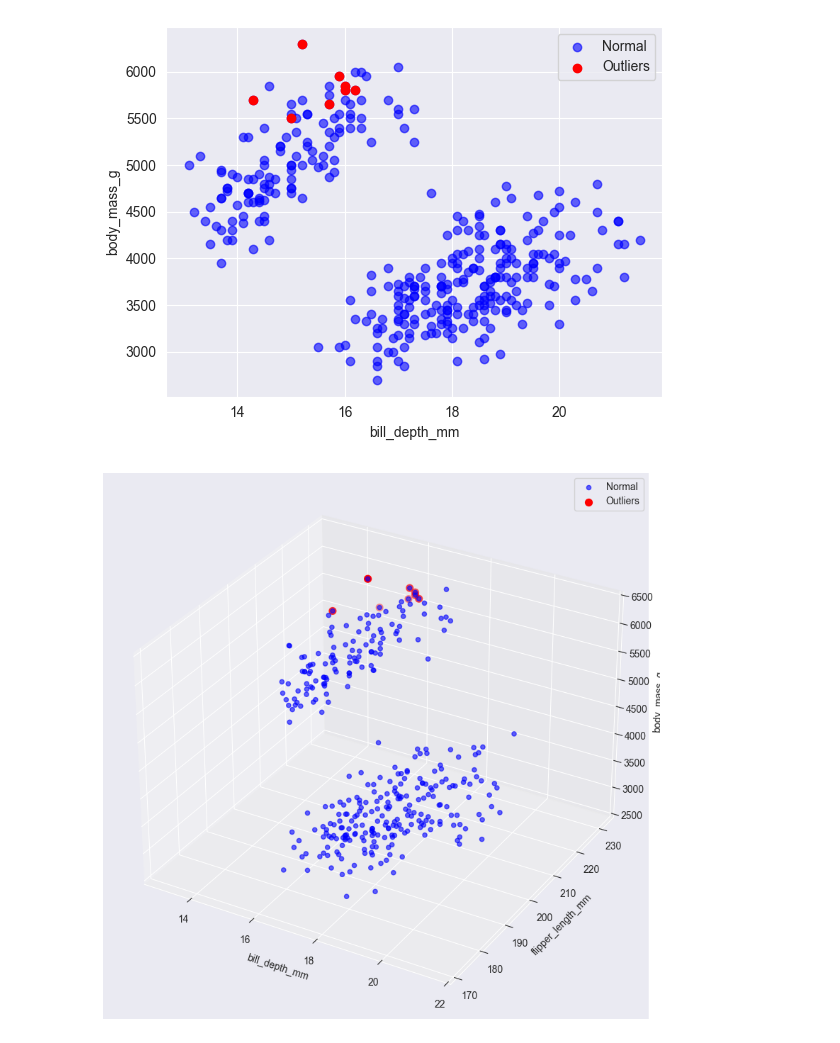
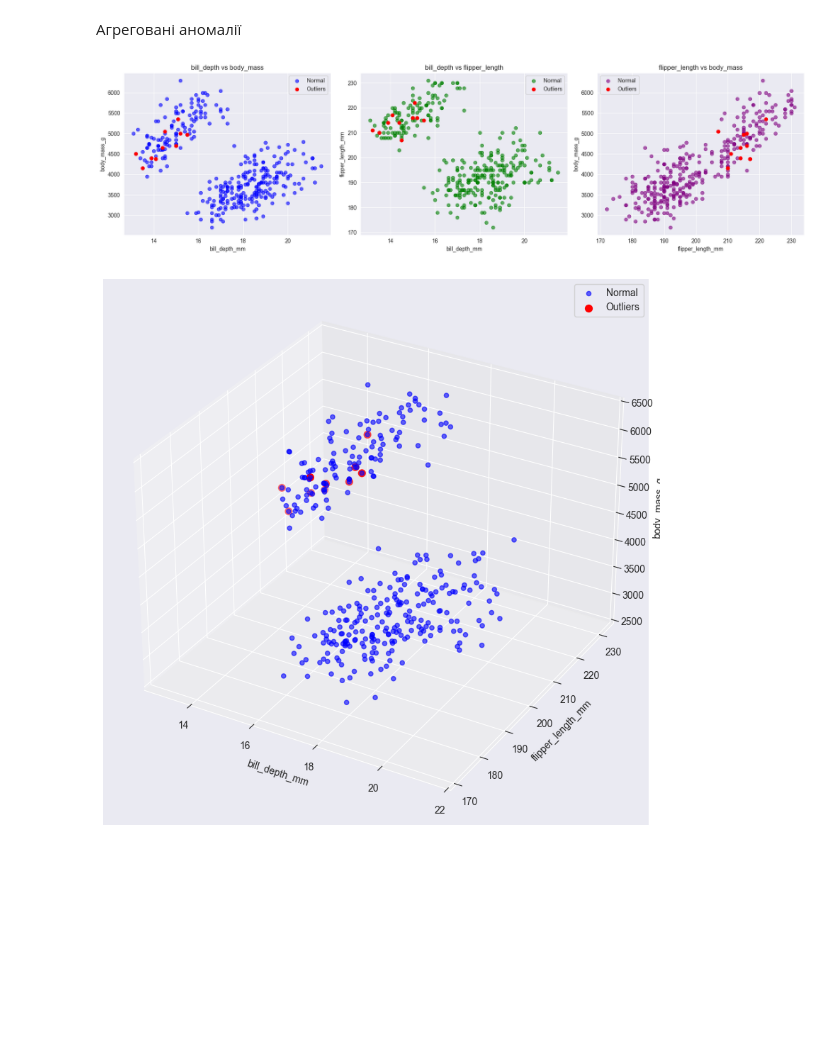
Before and after one commit to DamianMirror/data_modeling_ml_labs, a Jupyter notebook: lab1_ml.ipynb, the cells around one changed output. Drawn from its saved outputs; the diff is of its cells as text; code cells hidden in the pictures; blank space fills up the shorter version.

```diff
--- a/lab1_ml.ipynb
+++ b/lab1_ml.ipynb
@@ -5,15 +5,18 @@ import matplotlib.pyplot as plt
 # %%
 penguins = sns.load_dataset("penguins")
 # %%
+
 class Zscore:
 
     def __init__(self, np_columns: np.ndarray):
-        self.data = np_columns.astype(float)
+        np_columns = np_columns[~np.isnan(np_columns).any(axis=1)]
+        self.data = np_columns
         self.means = np.nanmean(self.data, axis=0)
         self.stds = np.nanstd(self.data, axis=0)
 
     @staticmethod
     def get_single_score(np_column: np.ndarray):
+        np_column = np_column[~np.isnan(np_column)].astype(float)
         return np.abs((np_column - np.nanmean(np_column)) / np.nanstd(np_column))
 
     def get_score(self):
@@ -104,12 +161,36 @@ plt.show()
+# %% [markdown]
+Агреговані аномалії
 # %%
-plt.scatter(X[:,0], X[:,2], c="blue", alpha=0.6, label="Normal")
-plt.scatter(X[outliers,0], X[outliers,2], c="red", label="Outliers")
-plt.xlabel("bill_depth_mm")
-plt.ylabel("body_mass_g")
-plt.legend()
+fig, axes = plt.subplots(1, 3, figsize=(18, 5))
+
+# 1. bill_depth_mm vs body_mass_g
+axes[0].scatter(X[:,0], X[:,2], c="blue", alpha=0.6, label="Normal")
+axes[0].scatter(X[outliers,0], X[outliers,2], c="red", label="Outliers")
+axes[0].set_xlabel("bill_depth_mm")
+axes[0].set_ylabel("body_mass_g")
+axes[0].legend()
+axes[0].set_title("bill_depth vs body_mass")
+
+# 2. bill_depth_mm vs flipper_length_mm
+axes[1].scatter(X[:,0], X[:,1], c="green", alpha=0.6, label="Normal")
+axes[1].scatter(X[outliers,0], X[outliers,1], c="red", label="Outliers")
+axes[1].set_xlabel("bill_depth_mm")
+axes[1].set_ylabel("flipper_length_mm")
+axes[1].legend()
+axes[1].set_title("bill_depth vs flipper_length")
+
+# 3. flipper_length_mm vs body_mass_g
+axes[2].scatter(X[:,1], X[:,2], c="purple", alpha=0.6, label="Normal")
+axes[2].scatter(X[outliers,1], X[outliers,2], c="red", label="Outliers")
+axes[2].set_xlabel("flipper_length_mm")
+axes[2].set_ylabel("body_mass_g")
+axes[2].legend()
+axes[2].set_title("flipper_length vs body_mass")
+
+plt.tight_layout()
 plt.show()
 # %% [output]
-[figure, old version]
+[figure, new version]
 # %%
 fig = plt.figure(figsize=(10,10))
 ax = fig.add_subplot(111, projection='3d')
@@ -121,4 +202,4 @@ ax.set_zlabel("body_mass_g")
 plt.legend()
 plt.show()
 # %% [output]
-[figure, old version]
+[figure, new version]
```
Also changed, not shown: parts of 3 cells of this notebook.
